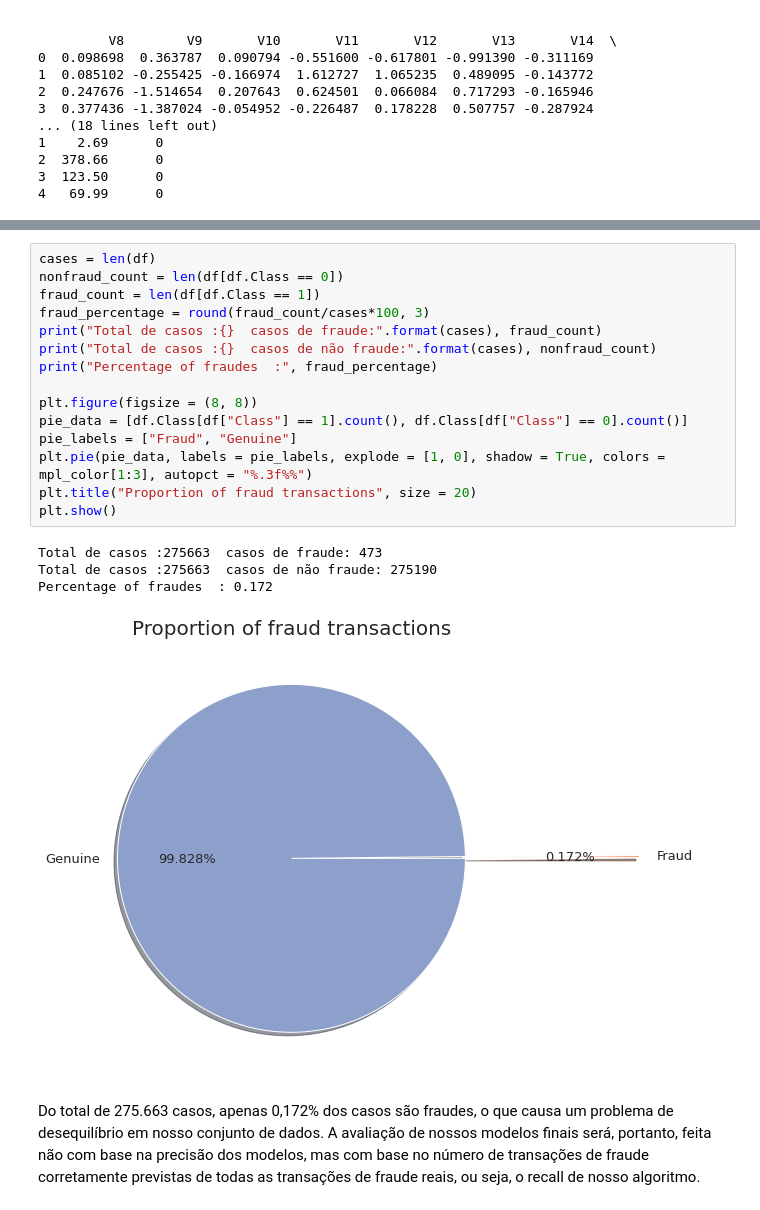
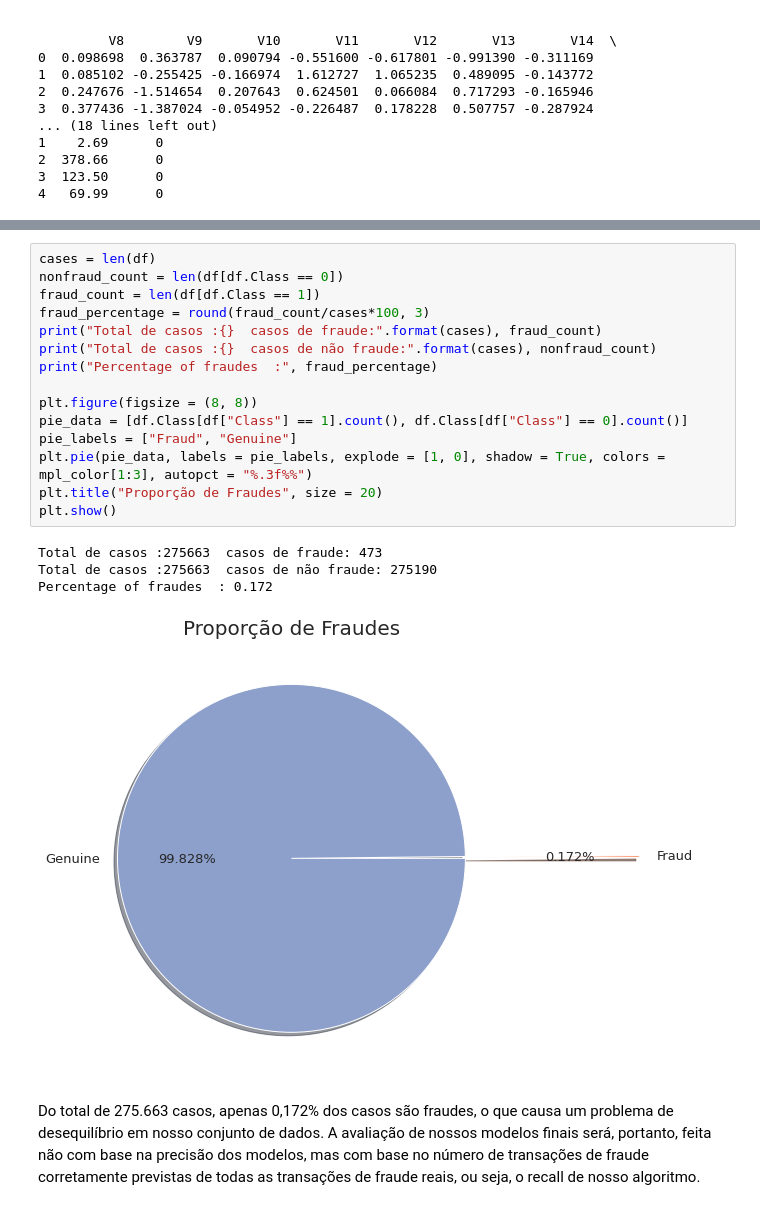
Before and after one commit to leandrofusco/Credit-Card-Fraud-Detection, a Jupyter notebook: Credit-Card-Fraud-Detection_notebook.ipynb, the cells around one changed output, grey strips where cells are left out. Cells and saved outputs as stored; diff of their text form.

```diff
--- a/Credit-Card-Fraud-Detection_notebook.ipynb
+++ b/Credit-Card-Fraud-Detection_notebook.ipynb
@@ -102,23 +143,23 @@ Total de linhas que sobrou 275663
 # %%
 cases = len(df)
 nonfraud_count = len(df[df.Class == 0])
 fraud_count = len(df[df.Class == 1])
 fraud_percentage = round(fraud_count/cases*100, 3)
 print("Total de casos :{}  casos de fraude:".format(cases), fraud_count)
 print("Total de casos :{}  casos de não fraude:".format(cases), nonfraud_count)
 print("Percentage of fraudes  :", fraud_percentage)
 
 plt.figure(figsize = (8, 8))
 pie_data = [df.Class[df["Class"] == 1].count(), df.Class[df["Class"] == 0].count()]
 pie_labels = ["Fraud", "Genuine"]
 plt.pie(pie_data, labels = pie_labels, explode = [1, 0], shadow = True, colors = mpl_color[1:3], autopct = "%.3f%%")
-plt.title("Proportion of fraud transactions", size = 20)
+plt.title("Proporção de Fraudes", size = 20)
 plt.show()
 # %% [output]
 Total de casos :275663  casos de fraude: 473
 Total de casos :275663  casos de não fraude: 275190
 Percentage of fraudes  : 0.172
-[figure, old version]
+[figure, new version]
 # %% [markdown]
 Do total de 275.663 casos, apenas 0,172% dos casos são fraudes, o que causa um problema de desequilíbrio em nosso conjunto de dados.
 A avaliação de nossos modelos finais será, portanto, feita não com base na precisão dos modelos, mas com base no número de transações de fraude corretamente previstas de todas as transações de fraude reais, ou seja, o recall de nosso algoritmo.
```
Also changed, not shown: parts of 32 cells of this notebook.
